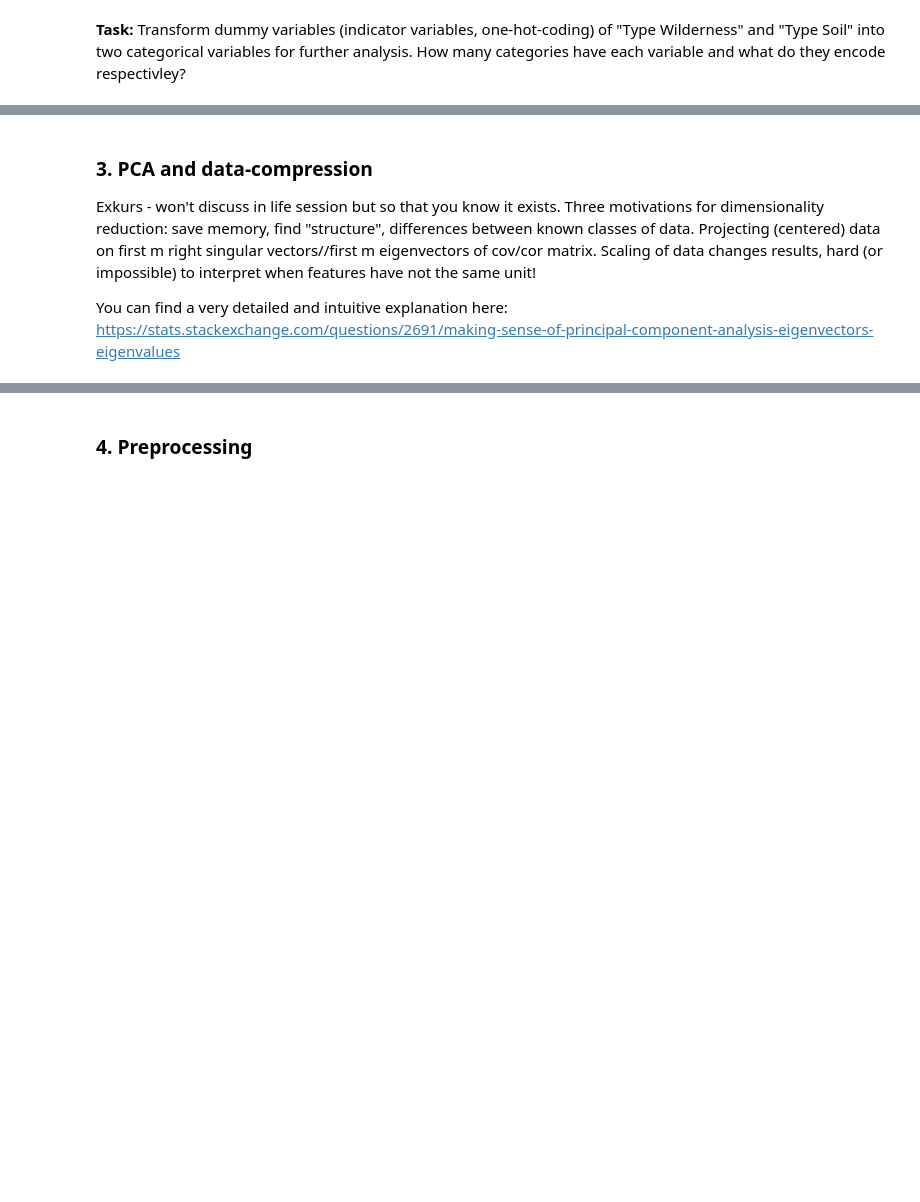
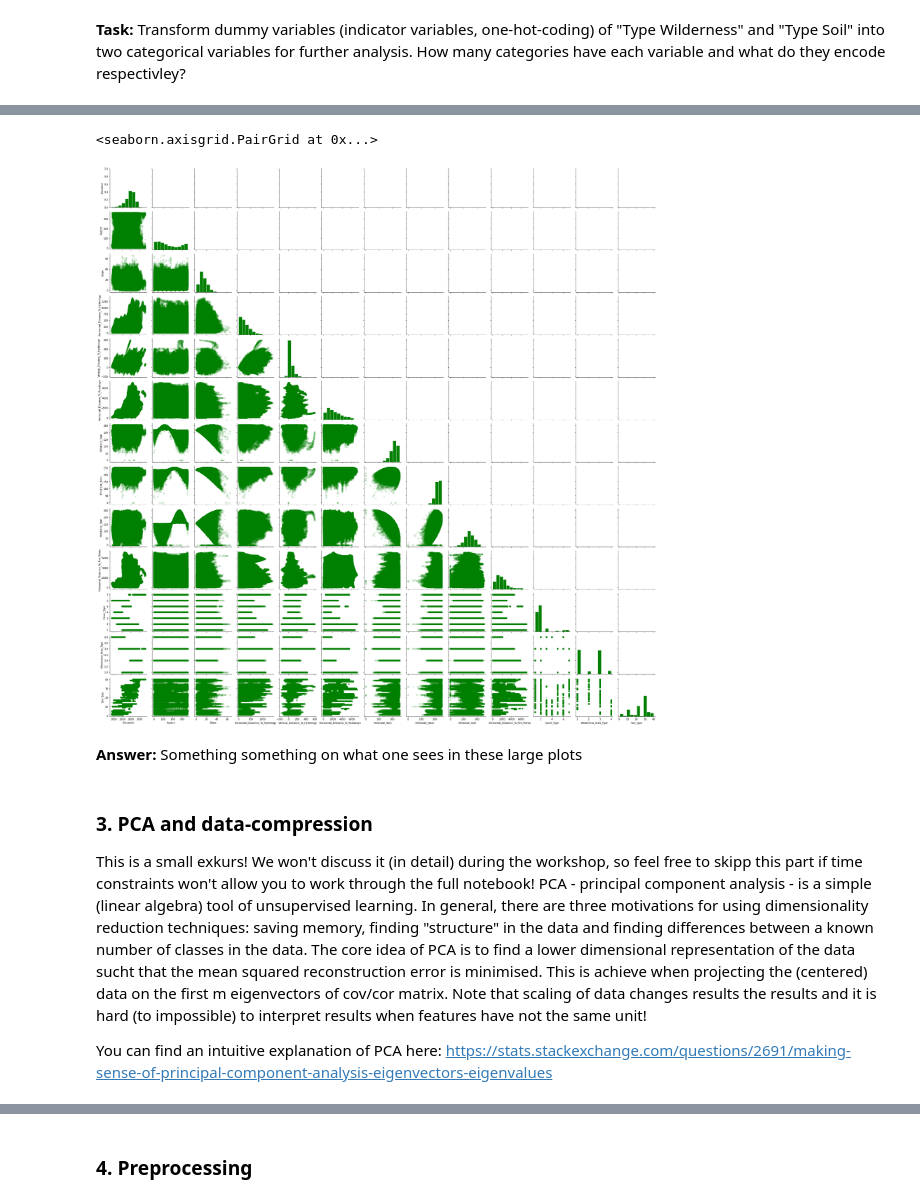
Before and after one commit to CorrelAid/correlaid-machine-learning-spring-school, a Jupyter notebook: notebooks/CorrelAid_ML_winterschool_05.ipynb, the cells around one changed output, grey strips where cells are left out. Cells and saved outputs as stored; diff of their text form; code cells hidden in the pictures; blank space fills up the shorter version.

```diff
--- a/notebooks/CorrelAid_ML_winterschool_05.ipynb
+++ b/notebooks/CorrelAid_ML_winterschool_05.ipynb
@@ -339,8 +335,23 @@ fig.tight_layout()
+# %%
+grid = sns.PairGrid(data = forest_data)
+
+# Upper is a correlation and kdeplot
+#grid.map_upper(corr_func);
+#grid.map_upper(sns.kdeplot, cmap = plt.cm.Greens)
+
+# Diagonal is a histogram
+grid.map_diag(plt.hist, color = 'green', edgecolor = 'white')
+
+# Bottom is scatter plot
+grid.map_lower(plt.scatter, color = 'green', alpha = 0.1)
+# %% [output]
+<seaborn.axisgrid.PairGrid at 0x...>
+[figure, added]
+# %% [markdown]
+**Answer:** Something something on what one sees in these large plots
 # %% [markdown]
 ### 3. PCA and data-compression
-Exkurs - won't discuss in life session but so that you know it exists.
-Three motivations for dimensionality reduction: save memory, find "structure", differences between known classes of data.
-Projecting (centered) data on first m right singular vectors//first m eigenvectors of cov/cor matrix.
-Scaling of data changes results, hard (or impossible) to interpret when features have not the same unit!
+This is a small exkurs! We won't discuss it (in detail) during the workshop, so feel free to skipp this part if time constraints won't allow you to work through the full notebook!
+PCA - principal component analysis - is a simple (linear algebra) tool of unsupervised learning. In general, there are three motivations for using dimensionality reduction techniques: saving memory, finding "structure" in the data and finding differences between a known number of classes in the data. The core idea of PCA is to find a lower dimensional representation of the data sucht that the mean squared reconstruction error is minimised. This is achieve when projecting the (centered) data on the first m eigenvectors of cov/cor matrix. Note that scaling of data changes results the results and it is hard (to impossible) to interpret results when features have not the same unit!
 
-You can find a very detailed and intuitive explanation here: https://stats.stackexchange.com/questions/2691/making-sense-of-principal-component-analysis-eigenvectors-eigenvalues
+You can find an intuitive explanation of PCA here: https://stats.stackexchange.com/questions/2691/making-sense-of-principal-component-analysis-eigenvectors-eigenvalues
```
Also changed, not shown: parts of 34 cells of this notebook.
